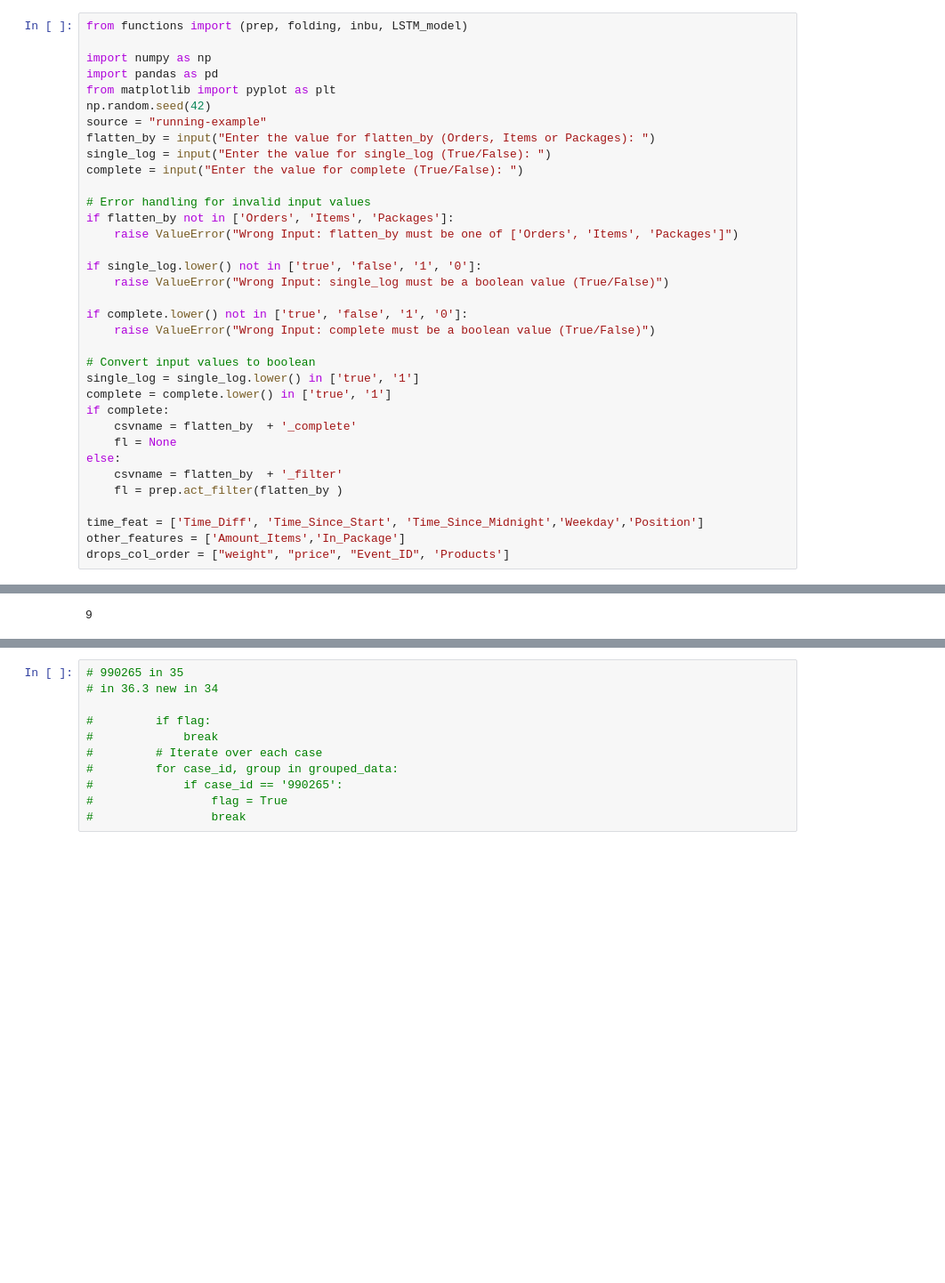
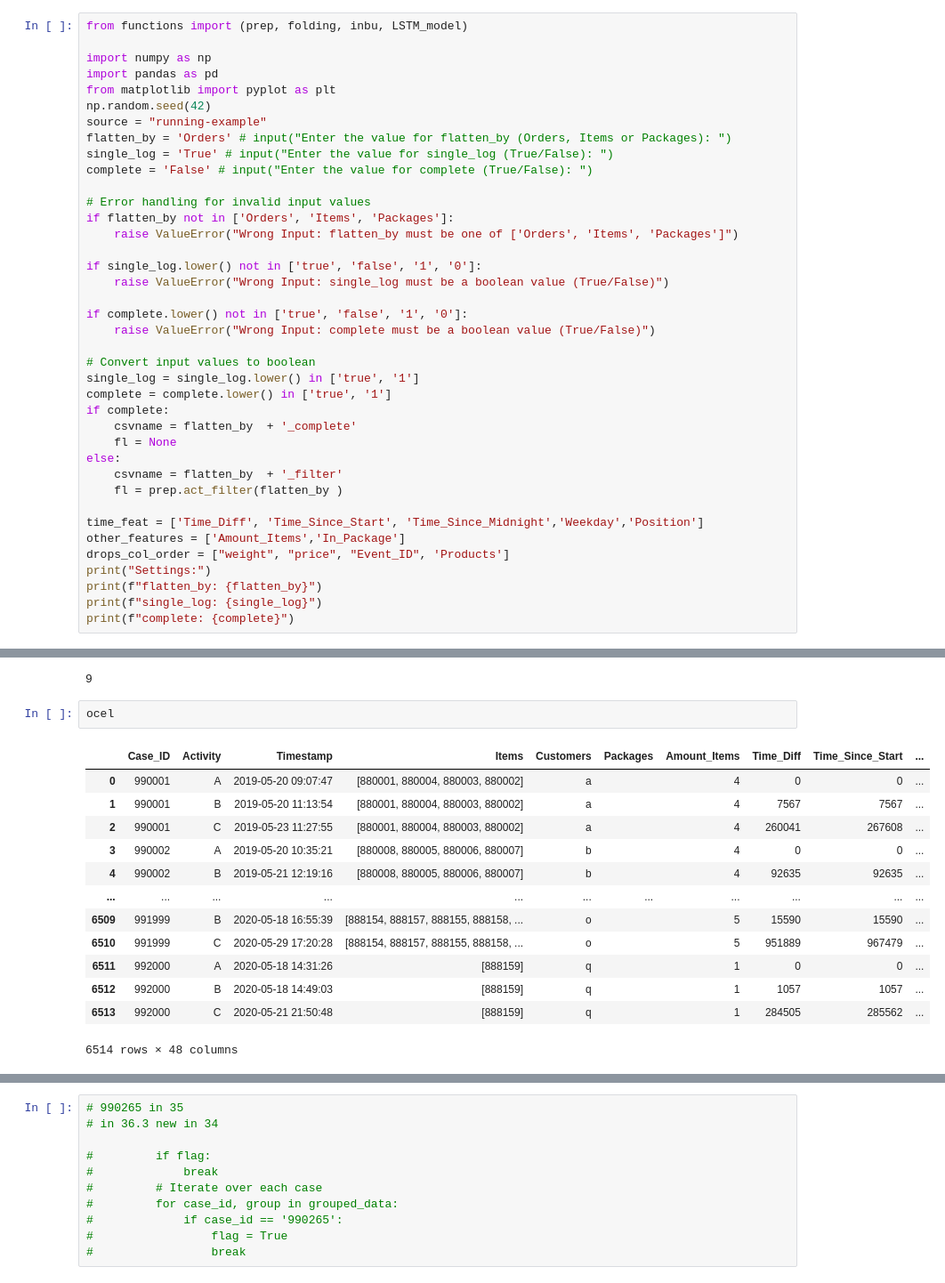
Before and after one commit to KaiWein/PM_OCEL_LSTM, a Jupyter notebook: code/The_playground.ipynb, the cells around one changed output, grey strips where cells are left out. Shown at 89% size. Drawn from its saved outputs; the diff is of its cells as text; blank space fills up the shorter version.

```diff
--- a/code/The_playground.ipynb
+++ b/code/The_playground.ipynb
@@ -6,9 +6,9 @@ import pandas as pd
 from matplotlib import pyplot as plt
 np.random.seed(42)
 source = "running-example"
-flatten_by = input("Enter the value for flatten_by (Orders, Items or Packages): ")
-single_log = input("Enter the value for single_log (True/False): ")
-complete = input("Enter the value for complete (True/False): ")
+flatten_by = 'Orders' # input("Enter the value for flatten_by (Orders, Items or Packages): ")
+single_log = 'True' # input("Enter the value for single_log (True/False): ")
+complete = 'False' # input("Enter the value for complete (True/False): ")
 
 # Error handling for invalid input values
 if flatten_by not in ['Orders', 'Items', 'Packages']:
@@ -33,3 +33,7 @@ else:
 time_feat = ['Time_Diff', 'Time_Since_Start', 'Time_Since_Midnight','Weekday','Position']
 other_features = ['Amount_Items','In_Package']
 drops_col_order = ["weight", "price", "Event_ID", 'Products']
+print("Settings:")
+print(f"flatten_by: {flatten_by}")
+print(f"single_log: {single_log}")
+print(f"complete: {complete}")
@@ -90,6 +108,22 @@ get the inputs
 num_of_features
 # %% [output]
 9
+# %%
+ocel
+# %% [output]
+|  | Case_ID | Activity | Timestamp | Items | Customers | Packages | Amount_Items | Time_Diff | Time_Since_Start | ... |
+| 0 | 990001 | A | 2019-05-20 09:07:47 | [880001, 880004, 880003, 880002] | a |  | 4 | 0 | 0 | ... |
+| 1 | 990001 | B | 2019-05-20 11:13:54 | [880001, 880004, 880003, 880002] | a |  | 4 | 7567 | 7567 | ... |
+| 2 | 990001 | C | 2019-05-23 11:27:55 | [880001, 880004, 880003, 880002] | a |  | 4 | 260041 | 267608 | ... |
+| 3 | 990002 | A | 2019-05-20 10:35:21 | [880008, 880005, 880006, 880007] | b |  | 4 | 0 | 0 | ... |
+| 4 | 990002 | B | 2019-05-21 12:19:16 | [880008, 880005, 880006, 880007] | b |  | 4 | 92635 | 92635 | ... |
+| ... | ... | ... | ... | ... | ... | ... | ... | ... | ... | ... |
+| 6509 | 991999 | B | 2020-05-18 16:55:39 | [888154, 888157, 888155, 888158, ... | o |  | 5 | 15590 | 15590 | ... |
+| 6510 | 991999 | C | 2020-05-29 17:20:28 | [888154, 888157, 888155, 888158, ... | o |  | 5 | 951889 | 967479 | ... |
+| 6511 | 992000 | A | 2020-05-18 14:31:26 | [888159] | q |  | 1 | 0 | 0 | ... |
+| 6512 | 992000 | B | 2020-05-18 14:49:03 | [888159] | q |  | 1 | 1057 | 1057 | ... |
+| 6513 | 992000 | C | 2020-05-21 21:50:48 | [888159] | q |  | 1 | 284505 | 285562 | ... |
+6514 rows × 48 columns
 # %%
 X_train,y_train_a, y_train_t, y_train_tr = inbu.generating_inputs(OCEL=ocel_train,
                                                                   num_of_features=num_of_features,
```
Also changed, not shown: parts of 10 cells of this notebook, 2 other files.
